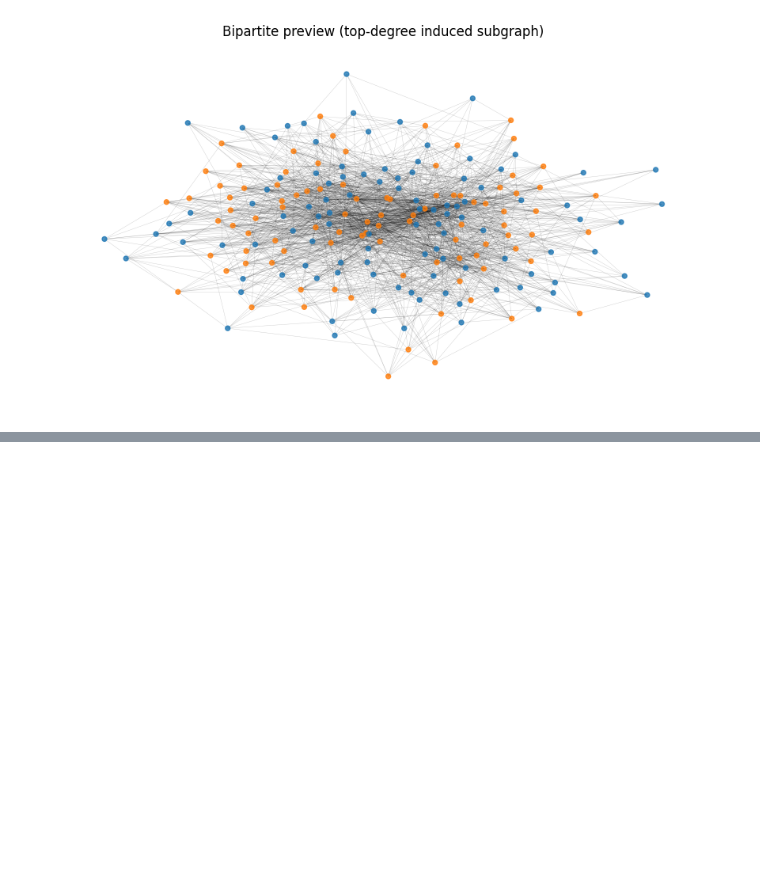
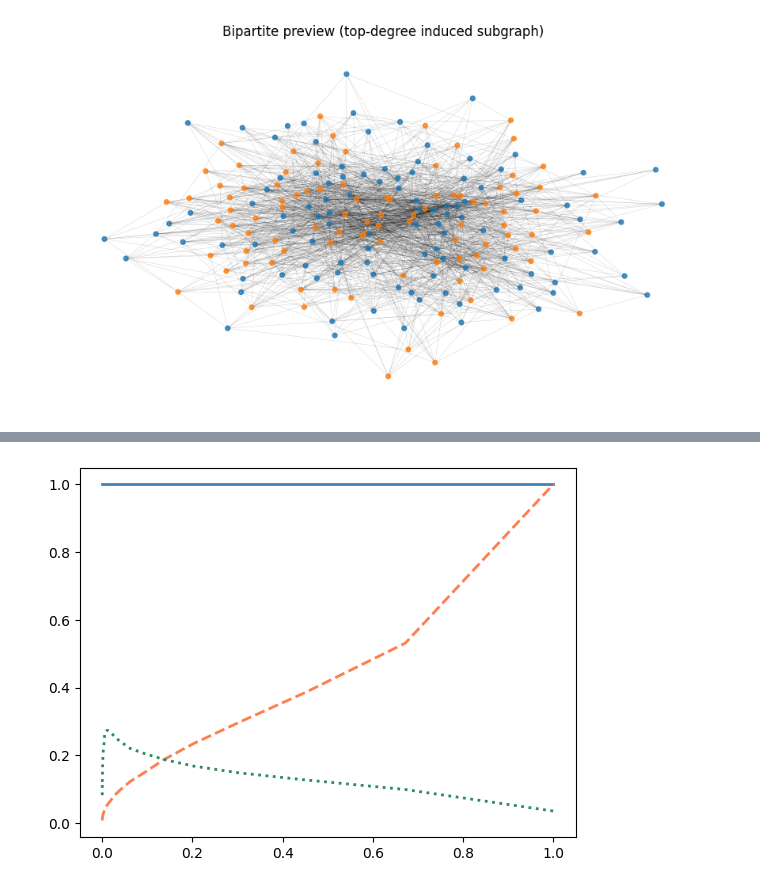
Before and after one commit to aaronbernal28/labor_market_structure_arg, a Jupyter notebook: notebooks/eph_data.ipynb, the cells around one changed output, grey strips where cells are left out. Cells and saved outputs as stored; diff of their text form; code cells hidden in the pictures; blank space fills up the shorter version.

```diff
--- a/notebooks/eph_data.ipynb
+++ b/notebooks/eph_data.ipynb
@@ -233,0 +342,79 @@ Detected communities: 8
+# %%
+P_pp04d = gc.generic_weighted_projected_graph(
+	B,
+	target_partition=0,
+	weight_function=gc.weighted_hidalgo_weight,
+)
+# %%
+# Visualize PP04B projections at different alpha values
+
+alpha_values = np.logspace(-5, 0, num=30)
+nodes_with_edges_list = []
+edge_counts_list = []
+clustering_coeffs_list = []
+modularity_scores_list = []
+nodes_largest_cc_list = []
+
+# Get the total number of edges in the unfiltered projection
+total_edges = P_pp04d.number_of_edges()
+
+for alpha in alpha_values:
+	print(f"Processing alpha={alpha:.4f} for PP04D projection...")
+	P_temp = gc.disparity_filter_backbone(P_pp04d, alpha=alpha)
+
+	# Fraction of nodes with at least one edge
+	nodes_with_edges = P_temp.number_of_nodes() / P_pp04d.number_of_nodes() if P_pp04d.number_of_nodes() > 0 else 0
+	nodes_with_edges_list.append(nodes_with_edges)
+
+	# Fraction of edges retained
+	edge_fraction = P_temp.number_of_edges() / total_edges if total_edges > 0 else 0
+	edge_counts_list.append(edge_fraction)
+
+	# Number of nodes in the largest connected component
+	if P_temp.number_of_nodes() > 0:
+		largest_cc = max(nx.connected_components(P_temp), key=len)
+		nodes_largest_cc = len(largest_cc)
+		print(f"Alpha={alpha:.4f}: Largest CC size={nodes_largest_cc}")
+	else:
+		nodes_largest_cc = 0
+	nodes_largest_cc_list.append(nodes_largest_cc)
+
+	# Average clustering coefficient
+	if P_temp.number_of_nodes() > 0:
+		clustering_coeff = nx.average_clustering(P_temp, weight="weight")
+	else:
+		clustering_coeff = 0
+	clustering_coeffs_list.append(clustering_coeff)
+	print(f"Alpha={alpha:.4f}: Nodes with edges={nodes_with_edges:.4f}, Edge fraction={edge_fraction:.4f}, Clustering coeff={clustering_coeff:.4f}")
+
+	partition, modularity_score, best_resolution = comm.best_louvain_partition_random(
+		P_temp,
+		seed=45,
+		n_samples=40,
+		min_resolution=0.6,
+		max_resolution=2.0,
+	)
+	print(f"Alpha={alpha:.4f}: Modularity={modularity_score:.4f}, Communities={len(set(partition.values()))}")
+	modularity_scores_list.append(modularity_score)
+
+
+# Convert to numpy arrays
+nodes_with_edges = np.array(nodes_with_edges_list)
+edge_counts = np.array(edge_counts_list)
+clustering_coefficients = np.array(clustering_coeffs_list)
+modularity_scores = np.array(modularity_scores_list)
+nodes_largest_cc = np.array(nodes_largest_cc_list)
+
+# Plot using pl.plot_alpha_sensitivity
+pl.plot_alpha_sensitivity(
+	alphas=alpha_values,
+	nodes_with_edges=nodes_with_edges,
+	edge_counts=edge_counts,
+	clustering_coefficients=clustering_coefficients,
+	modularities=modularity_scores,
+	title="PP04D Projection Alpha Sensitivity",
+	output_path=Path("pp04d_alpha_sensitivity.png"),
+	save=False,
+	nodes_largest_cc=nodes_largest_cc
+)
+# %% [output]
@@ -233,0 +439 @@ Detected communities: 8
+[figure, added]
```
Also changed, not shown: parts of 7 cells of this notebook.
